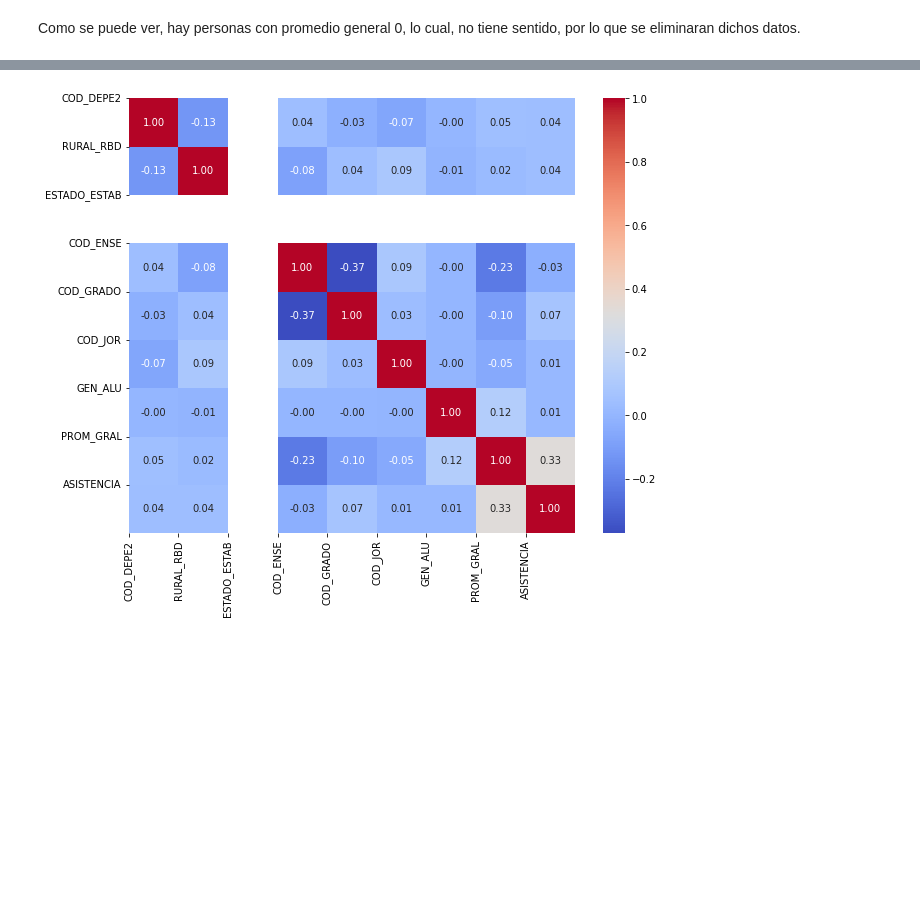
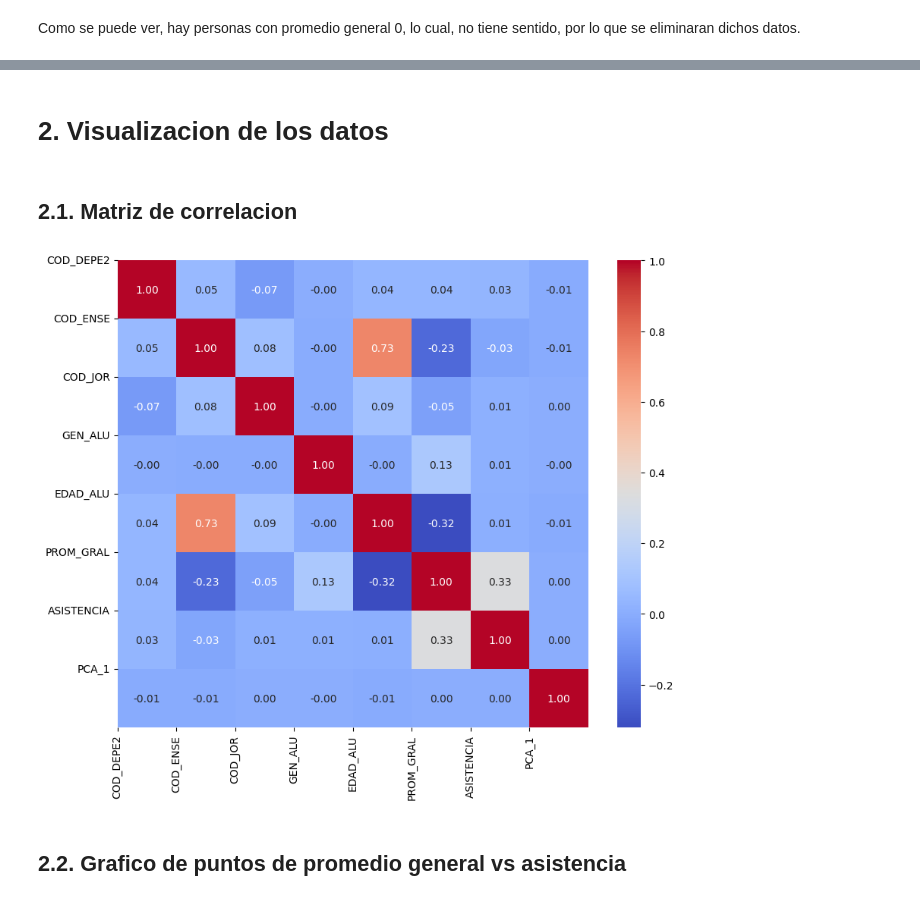
Before and after one commit to benja20029/IIC2433-Proyecto-Rendimiento-Academico, a Jupyter notebook: process_data.ipynb, the cells around one changed output, grey strips where cells are left out. Saved outputs shown, nothing was run; the diff lists cells and outputs as text; code cells hidden in the pictures; blank space fills up the shorter version.

```diff
--- a/process_data.ipynb
+++ b/process_data.ipynb
@@ -144,0 +199,4 @@ data = df_3
+# %%
+## Hay algunos datos de EDAD_ALU que son strings del tipo '' y ' ', por lo que los reemplazaremos por nulos
+df_3["EDAD_ALU"] = df_3["EDAD_ALU"].replace('', np.nan)
+df_3["EDAD_ALU"] = df_3["EDAD_ALU"].replace(' ', np.nan)
@@ -144,0 +218,4 @@ data = df_3
+# %%
+## Removemos datos nulos
+df_3 = df_3.dropna()
+df_3
@@ -145,4 +240,3 @@ data = df_3
 # %%
-data_heatmap = data.drop(["NOM_RBD", "NOM_COM_ALU"], axis=1)
-data_heatmap['PROM_GRAL'] = data_heatmap['PROM_GRAL'].str.replace(',', '.')
-data_heatmap['PROM_GRAL'] = data_heatmap['PROM_GRAL'].astype(float)
+df_3["PROM_GRAL"] = df_3["PROM_GRAL"].str.replace(",", ".")
+df_3["PROM_GRAL"] = df_3["PROM_GRAL"].astype(float)
@@ -148,0 +245,8 @@ data_heatmap['PROM_GRAL'] = data_heatmap['PROM_GRAL'].astype(float)
+# %%
+## Using minmaxscaler
+from sklearn.preprocessing import MinMaxScaler
+
+scaler = MinMaxScaler()
+df_3["ASISTENCIA"] = scaler.fit_transform(df_3[["ASISTENCIA"]])
+df_3["EDAD_ALU"] = scaler.fit_transform(df_3[["EDAD_ALU"]])
+df_3["PCA_1"] = scaler.fit_transform(df_3[["PCA_1"]])
@@ -149,10 +269,16 @@ data_heatmap['PROM_GRAL'] = data_heatmap['PROM_GRAL'].astype(float)
+# %% [markdown]
+# 2. Visualizacion de los datos
+# %% [markdown]
+## 2.1. Matriz de correlacion
 # %%
-corr = data_heatmap.corr()
+corr = df_3.corr()
 fig, ax = plt.subplots(figsize=(10, 8))
 sns.heatmap(corr, cmap='coolwarm', annot=True, fmt=".2f")
-plt.xticks(range(len(corr.columns)), corr.columns);
+plt.xticks(range(len(corr.columns)), corr.columns)
 plt.yticks(range(len(corr.columns)), corr.columns)
 plt.show()
 # %% [output]
-[figure, old version]
+[figure, new version]
+# %% [markdown]
+## 2.2. Grafico de puntos de promedio general vs asistencia
 # %%
```
Also changed, not shown: parts of 71 cells of this notebook, 2 other files.
